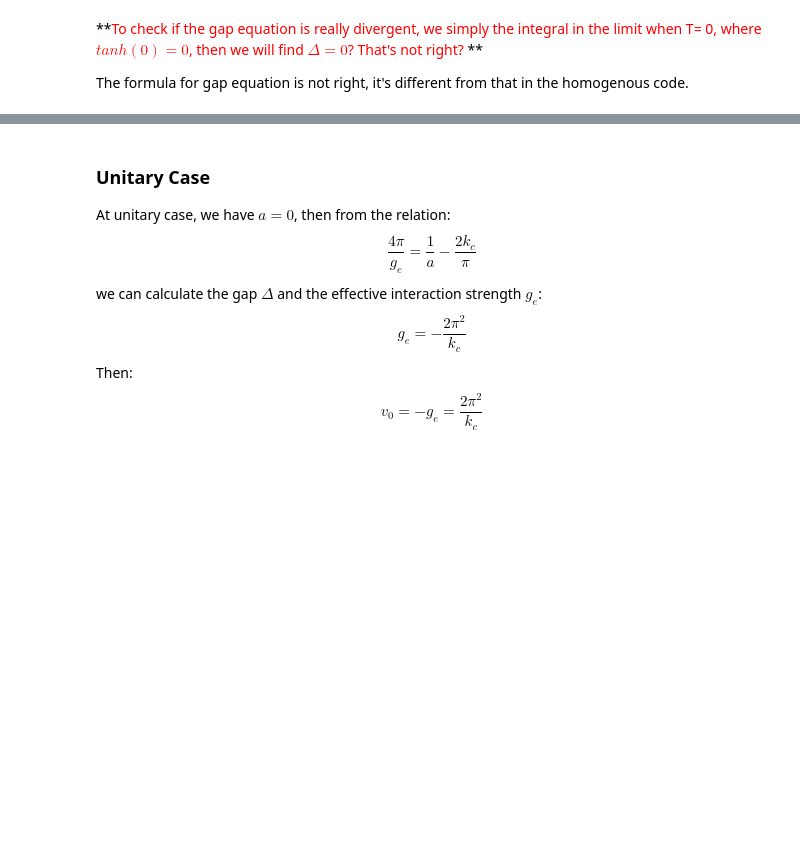
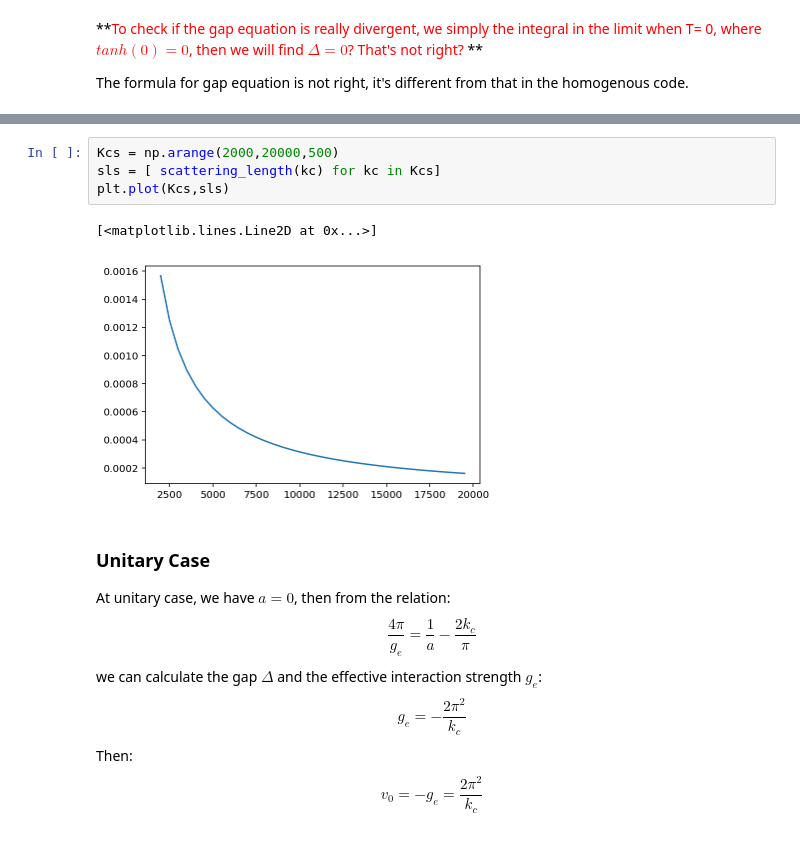
Before and after one commit to Chunde/QuantumFermionicTheory, a Jupyter notebook: quantum-turbulence/bdg-equations-in-1d.ipynb, the cells around one changed output, grey strips where cells are left out. Drawn from its saved outputs; the diff is of its cells as text; blank space fills up the shorter version.

```diff
--- a/quantum-turbulence/bdg-equations-in-1d.ipynb
+++ b/quantum-turbulence/bdg-equations-in-1d.ipynb
@@ -534,3 +617,10 @@ plt.plot(Kcs,sls)
+# %%
+Kcs = np.arange(2000,20000,500)
+sls = [ scattering_length(kc) for kc in Kcs]
+plt.plot(Kcs,sls)
+# %% [output]
+[<matplotlib.lines.Line2D at 0x...>]
+[figure, added]
 # %% [markdown]
 ### Unitary Case
 At unitary case, we have $a=0$, then from the relation:
```
Also changed, not shown: parts of 14 cells of this notebook, 2 other files.
